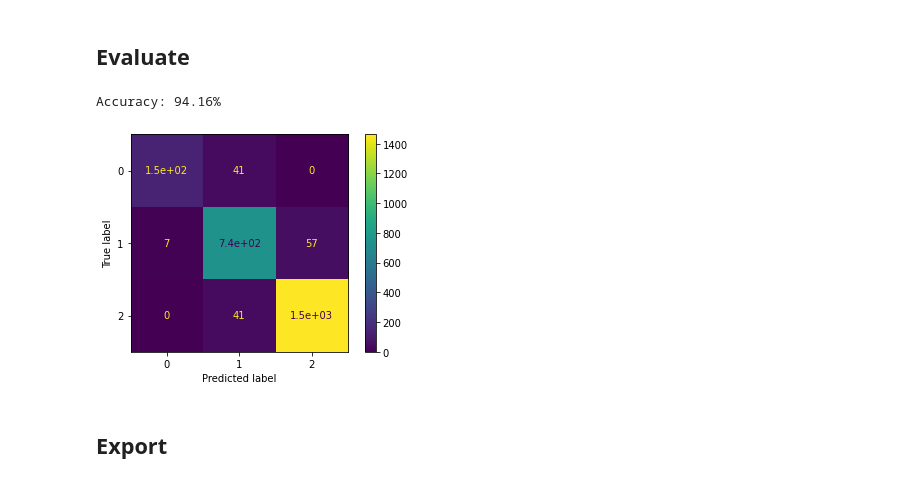
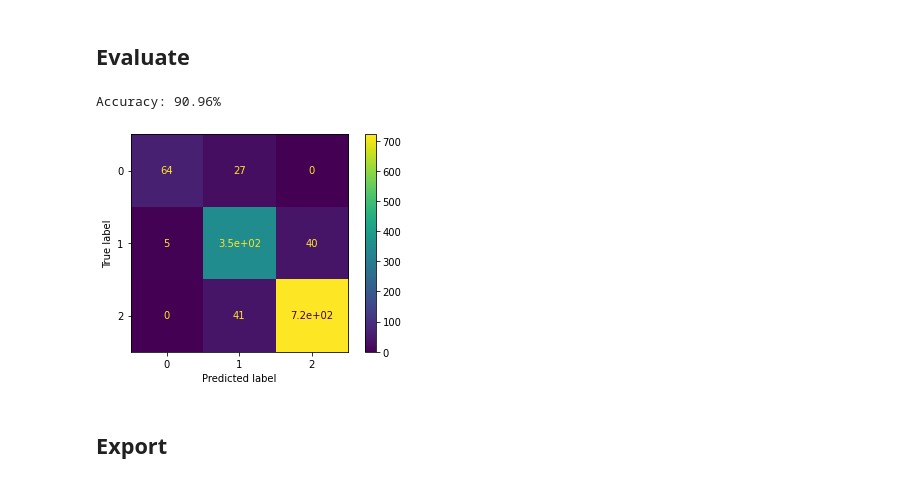
Before and after one commit to Sulasdeli/SecRiskAI, a Jupyter notebook: notebooks/train_evaluate_export_models.ipynb, the cells around one changed output. Cells and saved outputs as stored; diff of their text form; code cells hidden in the pictures.

```diff
--- a/notebooks/train_evaluate_export_models.ipynb
+++ b/notebooks/train_evaluate_export_models.ipynb
@@ -44,7 +44,7 @@ def get_categorized_risk(weighted_risk, low_medium_boundary = 1.0, medium_high_b
   else:
       return "HIGH"
 # %%
-data = generate_data(nr_entries = 10000)
+data = generate_data(nr_entries = 5000)
 # %%
 data.head()
 # %% [output]
@@ -344,22 +320,25 @@ Predicted RISK is: MEDIUM
 # K-nearest Neighbours Classifier
 # %%
 from sklearn.neighbors import KNeighborsClassifier
+# %%
+# Data here is not normalized
+X_train, X_test, y_train, y_test = train_test_split(normalized_data[features].values, data["Risk"].values)
 # %% [markdown]
 ## Train
 # %%
-knn = KNeighborsClassifier(n_neighbors = 17).fit(X_train_normalized, y_train)
+knn = KNeighborsClassifier(n_neighbors = 17).fit(X_train, y_train)
 # %% [markdown]
 ## Evaluate
 # %%
-accuracy = knn.score(X_test_normalized, y_test)
+accuracy = knn.score(X_test, y_test)
 print('Accuracy: {0:.2%}'.format(accuracy))
 # %% [output]
-Accuracy: 94.16%
+Accuracy: 90.96%
 # %%
-plot_confusion_matrix(knn, X_test_normalized, y_test)
+plot_confusion_matrix(knn, X_test, y_test)
 plt.show()
 # %% [output]
-[figure, old version]
+[figure, new version]
 # %% [markdown]
 ## Export
 # %%
```
Also changed, not shown: parts of 29 cells of this notebook, 1 other file.
